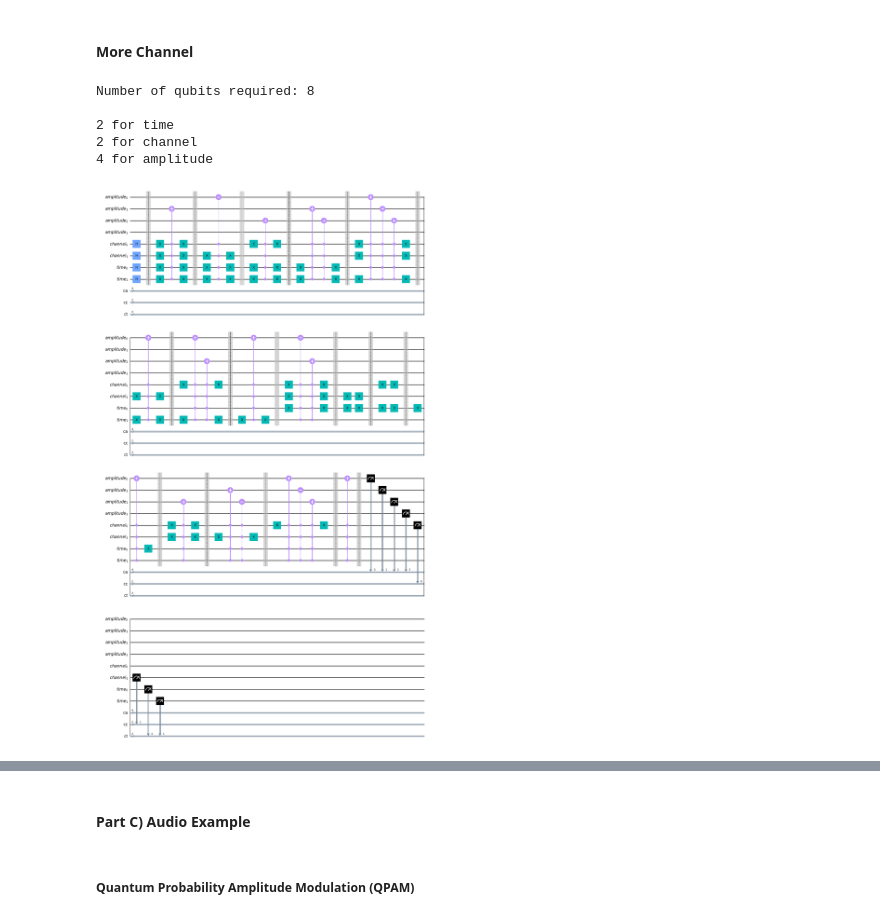
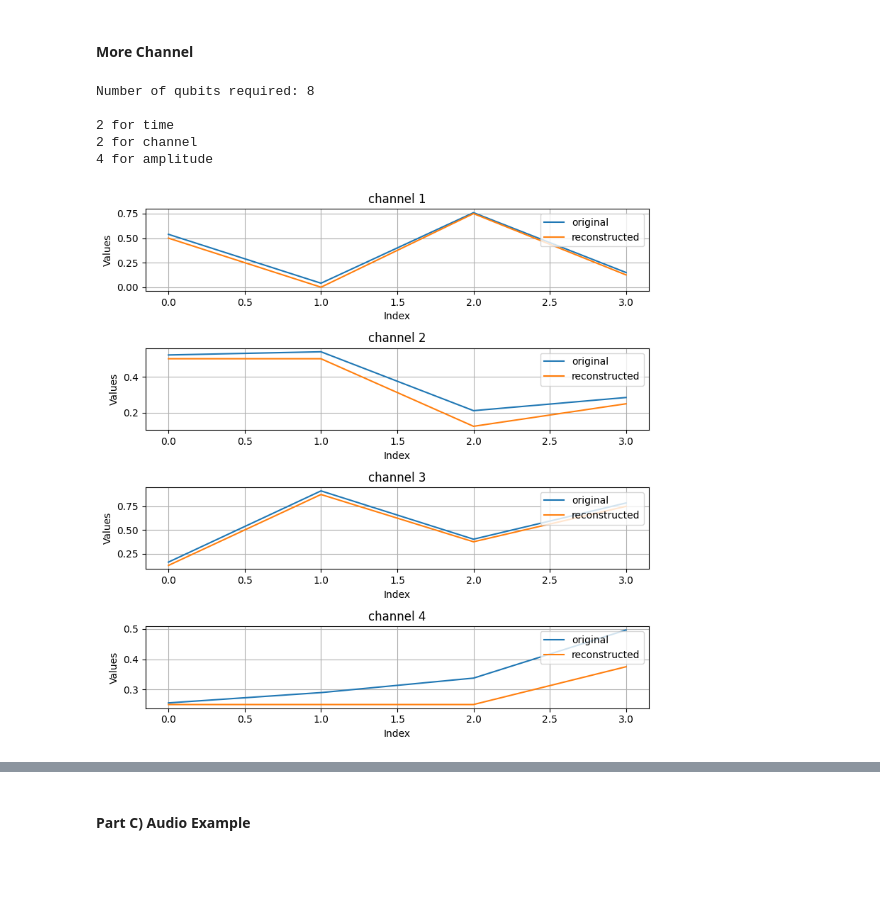
Before and after one commit to moth-quantum/quantum-audio, a Jupyter notebook: Demo.ipynb, the cells around one changed output, grey strips where cells are left out. Saved outputs shown, nothing was run; the diff lists cells and outputs as text; code cells hidden in the pictures; blank space fills up the shorter version.

```diff
--- a/Demo.ipynb
+++ b/Demo.ipynb
@@ -129,13 +125,13 @@ utils.plot([two_d_signal,reconstructed_signal])
 # %% [markdown]
 #### More Channel
 # %%
-four_d_signal = utils.simulate_data(4,4)
+four_d_signal = np.random.rand(4,4)
 # %%
-utils.plot([four_d_signal,mqsm.decode(mqsm.encode(four_d_signal))])
+plot([four_d_signal,mqsm.decode(mqsm.encode(four_d_signal,verbose=1))])
 # %% [output]
 Number of qubits required: 8
 
 2 for time
 2 for channel
 4 for amplitude
-[figure, old version]
+[figure, new version]
@@ -149,2 +141,0 @@ y,sr = utils.get_chunks(file_path=path,sr=8000,mono=True,preview=True)
-# %% [markdown]
-##### Quantum Probability Amplitude Modulation (QPAM)
```
Also changed, not shown: parts of 26 cells of this notebook.
